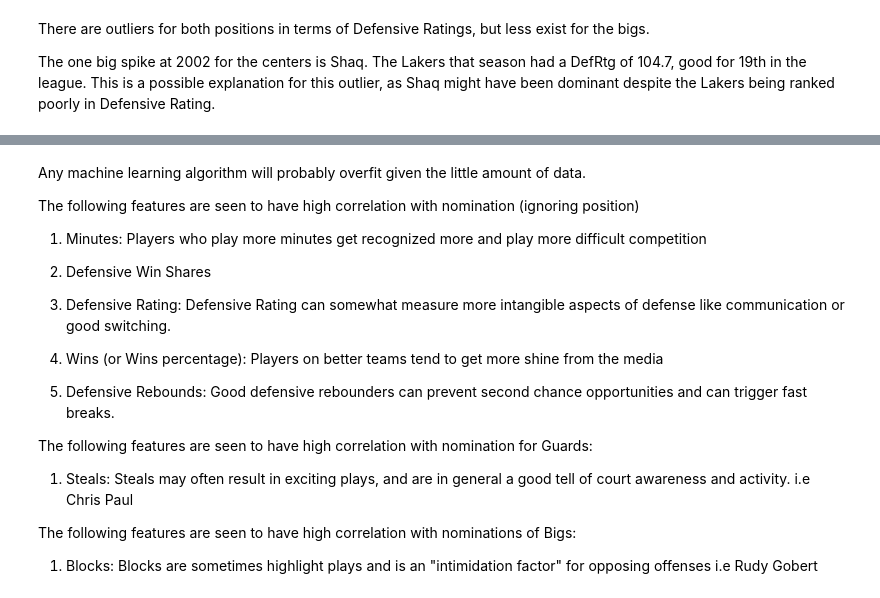
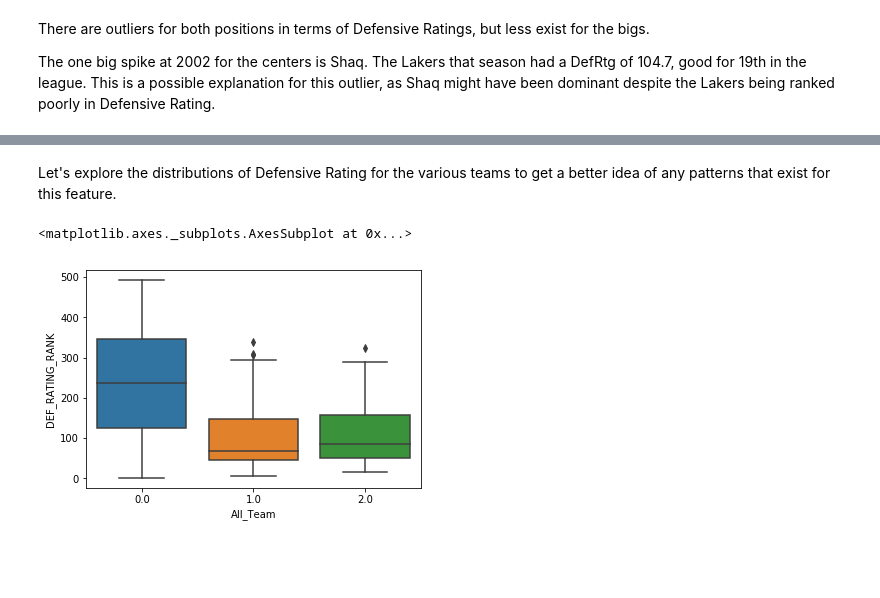
Before and after one commit to jon88cho/Basketball, a Jupyter notebook: Defense/Defensive_Impact.ipynb, the cells around one changed output, grey strips where cells are left out. Cells and saved outputs as stored; diff of their text form; code cells hidden in the pictures; blank space fills up the shorter version.

```diff
--- a/Defense/Defensive_Impact.ipynb
+++ b/Defense/Defensive_Impact.ipynb
@@ -315,37 +285,0 @@ sns.factorplot(x="Year",y="BLK_RANK",data = C_Defense,hue="All_Team",ci=0,size=7
-# %% [markdown]
-Any machine learning algorithm will probably overfit given the little amount of data.
-
-The following features are seen to have high correlation with nomination (ignoring position)
-
-1) Minutes: Players who play more minutes get recognized more and play more difficult competition
-
-2) Defensive Win Shares
-
-3) Defensive Rating: Defensive Rating can somewhat measure more intangible aspects of defense like communication or good switching.
-
-4) Wins (or Wins percentage): Players on better teams tend to get more shine from the media
-
-5) Defensive Rebounds: Good defensive rebounders can prevent second chance opportunities and can trigger fast breaks.
-
-The following features are seen to have high correlation with nomination for Guards:
-
-1) Steals: Steals may often result in exciting plays, and are in general a good tell of court awareness and activity. i.e Chris Paul
-
-The following features are seen to have high correlation with nominations of Bigs:
-
-1) Blocks: Blocks are sometimes highlight plays and is an "intimidation factor" for opposing offenses i.e Rudy Gobert
-# %%
-First_Team = pd.merge(First_Team,Defense_General,on=['Year','Player'])
-First_Team = pd.merge(First_Team,Shooting,on = ['Year','Player'])
-First_Team = pd.merge(First_Team,Positions,on = ['Year','Player'])
-Second_Team = pd.merge(Second_Team,Positions,on = ['Year','Player'])
-Second_Team = pd.merge(Second_Team,Defense_General,on=['Year','Player'])
-Second_Team = pd.merge(Second_Team,Shooting,on = ['Year','Player'])
-Shooting = pd.merge(Shooting,Positions, on = ['Year','Player'])
-Defense_General = pd.merge(Defense_General,Positions, on = ['Year','Player'])
-
-Shooting.to_csv("Shooting.csv")
-Defense_General.to_csv("Defense_General.csv")
-First_Team.to_csv("First_Team.csv")
-Second_Team.to_csv("Second_Team.csv")
-Player_info.to_csv("Player_info.csv")
@@ -412,0 +286,7 @@ C_Second_Team = Second_Team[Second_Team['Pos'].str.contains("C")].loc[:,['Year',
+# %% [markdown]
+Let's explore the distributions of Defensive Rating for the various teams to get a better idea of any patterns that exist for this feature.
+# %%
+sns.boxplot(x = "All_Team", y = "DEF_RATING_RANK", data = Defense_General)
+# %% [output]
+<matplotlib.axes._subplots.AxesSubplot at 0x...>
+[figure, added]
```
Also changed, not shown: parts of 61 cells of this notebook, 1 other file.
